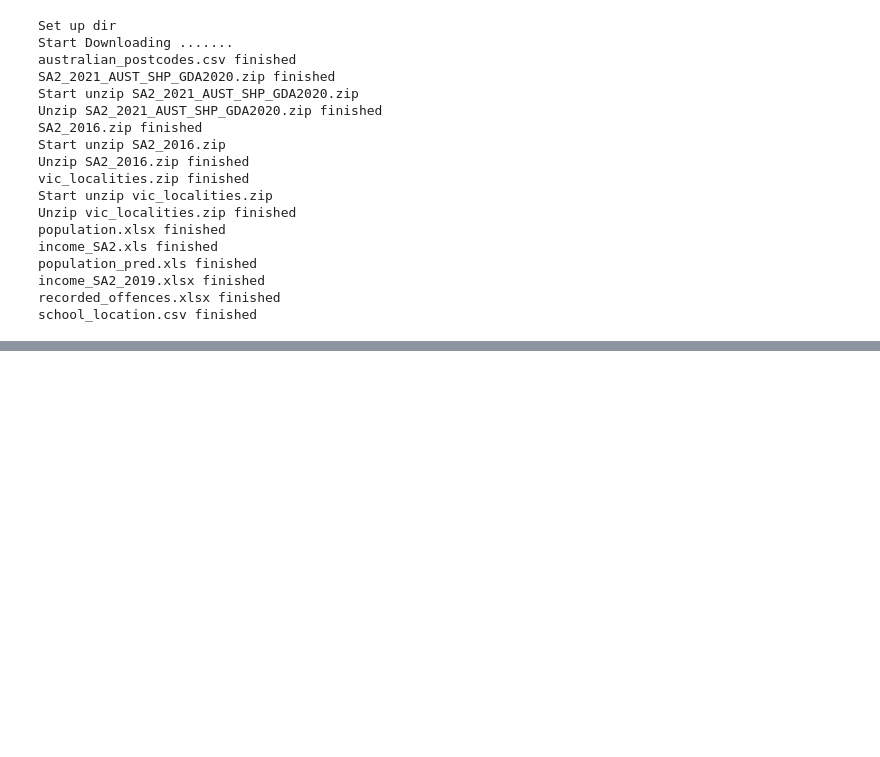
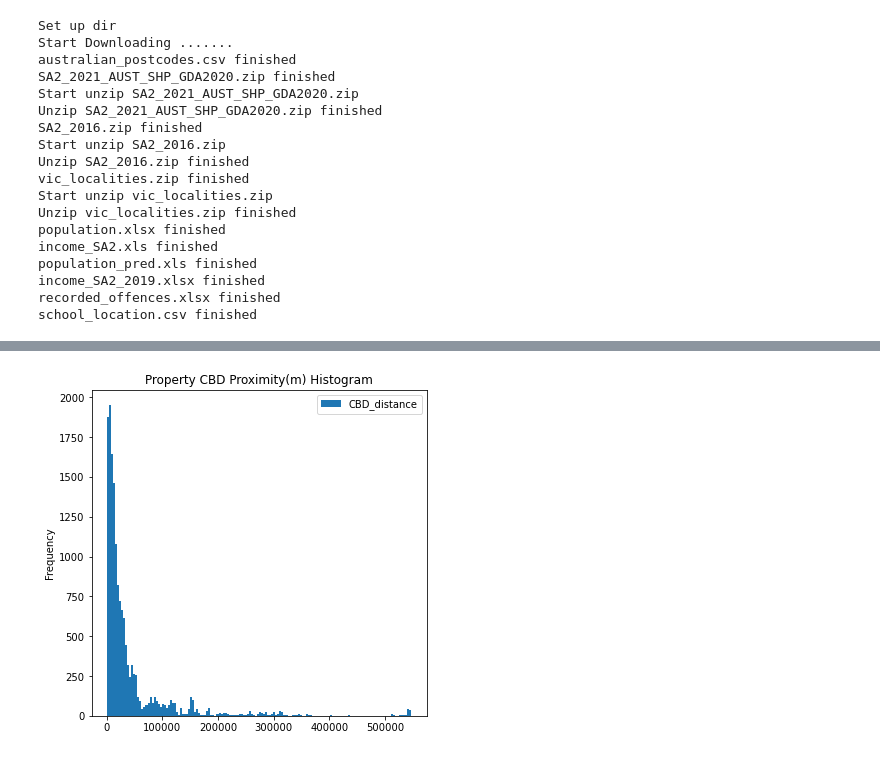
Before and after one commit to MAST30034-Applied-Data-Science/generic-real-estate-consulting-project-group-6, a Jupyter notebook: notebooks/summary_notebook.ipynb, the cells around one changed output, grey strips where cells are left out. Drawn from its saved outputs; the diff is of its cells as text; code cells hidden in the pictures; blank space fills up the shorter version.

```diff
--- a/notebooks/summary_notebook.ipynb
+++ b/notebooks/summary_notebook.ipynb
@@ -148,0 +258,3 @@ school_location.csv finished
+# %%
+proximity_CBD = pd.read_csv("../data/raw/distance_to_CBD.csv", index_col=[0])
+proximity_CBD.head(5)
@@ -148,0 +268,9 @@ school_location.csv finished
+# %%
+ax_CBD = proximity_CBD.plot.hist(bins=150,
+                                 column='CBD_distance',
+                                 figsize=(6,6),
+                                 title='Property CBD Proximity(m) Histogram',
+                                 xlabel = 'Route Distance (m)',
+                                 ylabel = 'Frequency')
+# %% [output]
+[figure, added]
```
Also changed, not shown: parts of 23 cells of this notebook, 7 other files.
